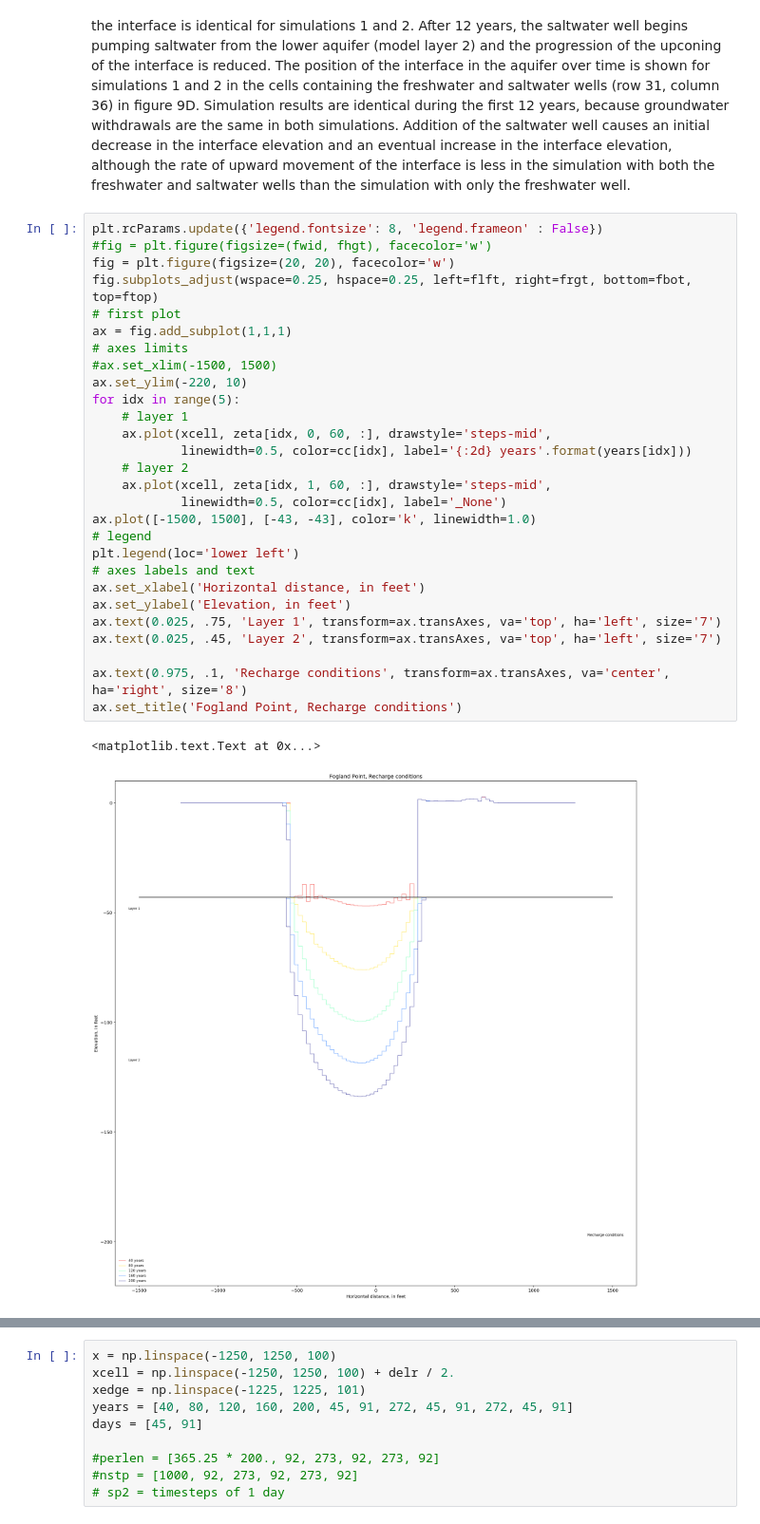
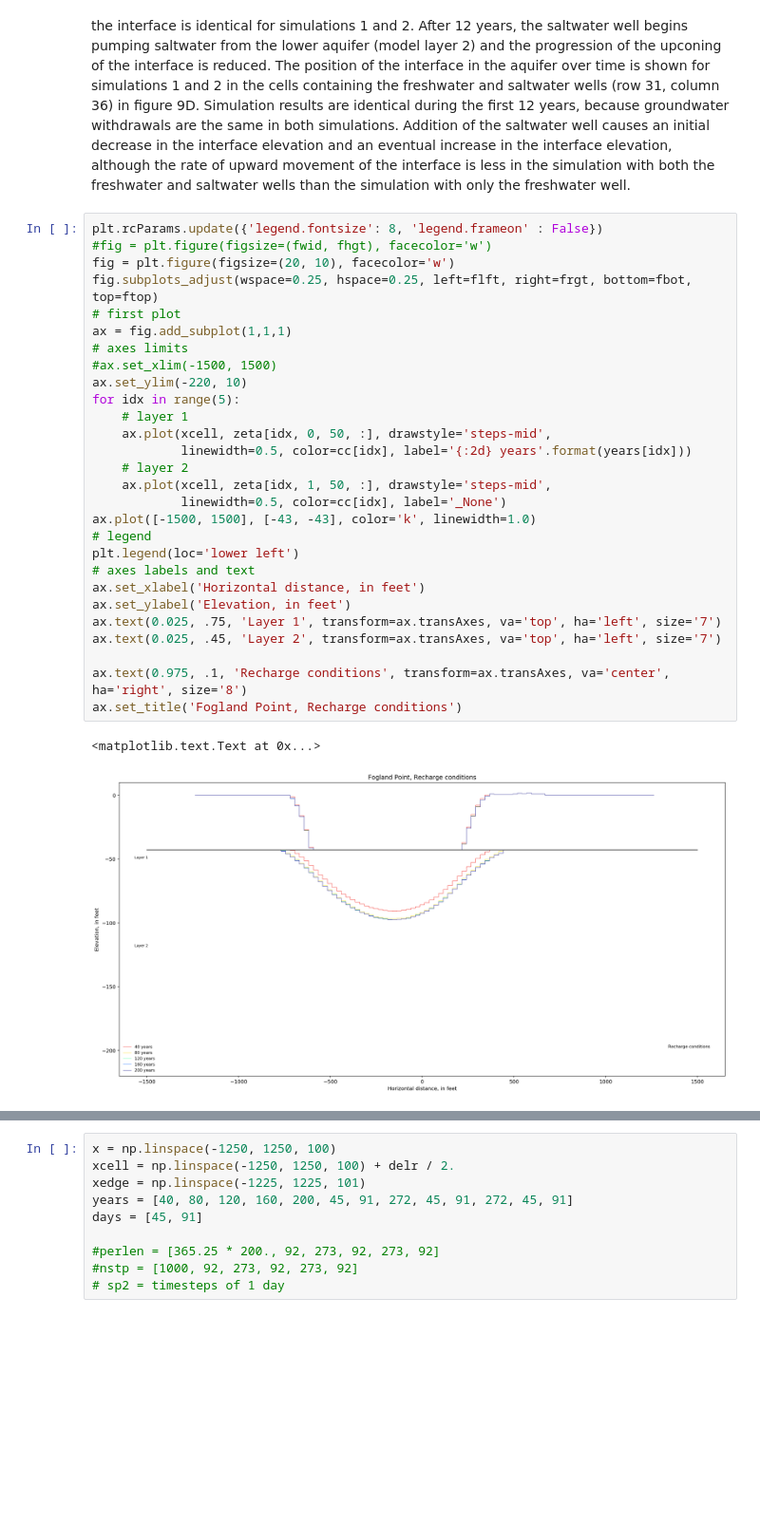
Before and after one commit to spencerbh/Fogland, a Jupyter notebook: flopy3_SWI2_Fogland_UNIX_pixel.ipynb, the cells around one changed output, grey strips where cells are left out. Shown at 95% size. Cells and saved outputs as stored; diff of their text form; blank space fills up the shorter version.

```diff
--- a/flopy3_SWI2_Fogland_UNIX_pixel.ipynb
+++ b/flopy3_SWI2_Fogland_UNIX_pixel.ipynb
@@ -704,34 +686,34 @@ saltwater wells than the simulation with only the freshwater well.
 # %%
 plt.rcParams.update({'legend.fontsize': 8, 'legend.frameon' : False})
 #fig = plt.figure(figsize=(fwid, fhgt), facecolor='w')
-fig = plt.figure(figsize=(20, 20), facecolor='w')
+fig = plt.figure(figsize=(20, 10), facecolor='w')
 fig.subplots_adjust(wspace=0.25, hspace=0.25, left=flft, right=frgt, bottom=fbot, top=ftop)
 # first plot
 ax = fig.add_subplot(1,1,1)
 # axes limits
 #ax.set_xlim(-1500, 1500)
 ax.set_ylim(-220, 10)
 for idx in range(5):
     # layer 1
-    ax.plot(xcell, zeta[idx, 0, 60, :], drawstyle='steps-mid',
+    ax.plot(xcell, zeta[idx, 0, 50, :], drawstyle='steps-mid',
             linewidth=0.5, color=cc[idx], label='{:2d} years'.format(years[idx]))
     # layer 2
-    ax.plot(xcell, zeta[idx, 1, 60, :], drawstyle='steps-mid',
+    ax.plot(xcell, zeta[idx, 1, 50, :], drawstyle='steps-mid',
             linewidth=0.5, color=cc[idx], label='_None')
 ax.plot([-1500, 1500], [-43, -43], color='k', linewidth=1.0)
 # legend
 plt.legend(loc='lower left')
 # axes labels and text
 ax.set_xlabel('Horizontal distance, in feet')
 ax.set_ylabel('Elevation, in feet')
 ax.text(0.025, .75, 'Layer 1', transform=ax.transAxes, va='top', ha='left', size='7')
 ax.text(0.025, .45, 'Layer 2', transform=ax.transAxes, va='top', ha='left', size='7')
 
 ax.text(0.975, .1, 'Recharge conditions', transform=ax.transAxes, va='center', ha='right', size='8')
 ax.set_title('Fogland Point, Recharge conditions')
 # %% [output]
 <matplotlib.text.Text at 0x...>
-[figure, old version]
+[figure, new version]
 # %%
 plt.rcParams.update({'legend.fontsize': 6, 'legend.frameon' : False})
 #fig = plt.figure(figsize=(fwid, fhgt), facecolor='w')
```
Also changed, not shown: parts of 15 cells of this notebook, 7 other files.
